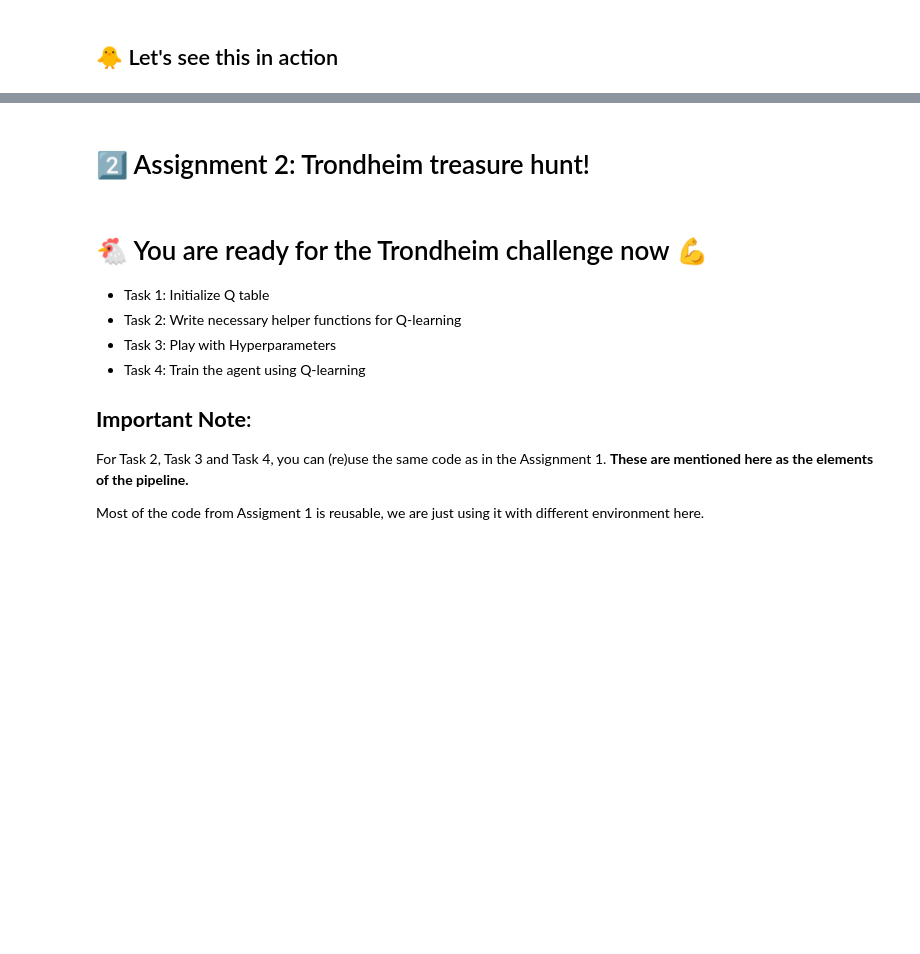
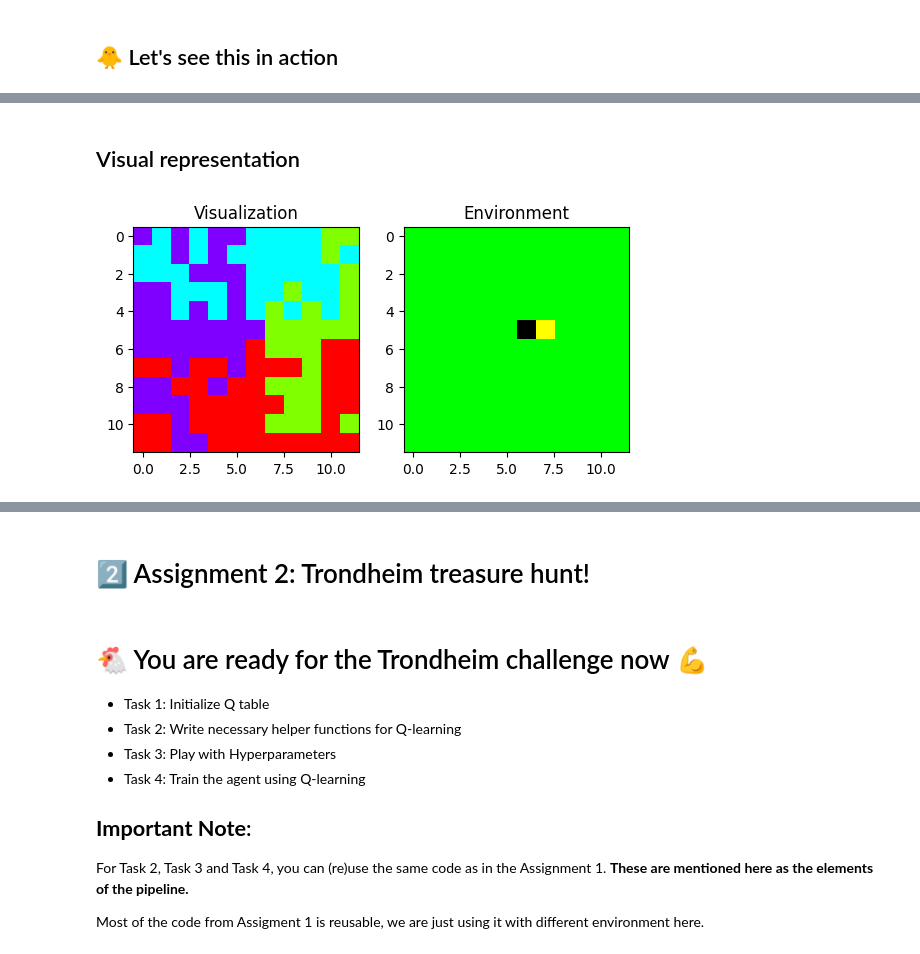
Before and after one commit to aimarchirico/ml, a Jupyter notebook: assignment3/Project3_RL.ipynb, the cells around one changed output, grey strips where cells are left out. Cells and saved outputs as stored; diff of their text form; code cells hidden in the pictures; blank space fills up the shorter version.

```diff
--- a/assignment3/Project3_RL.ipynb
+++ b/assignment3/Project3_RL.ipynb
@@ -563,6 +604,5 @@ TODO: given the environment, initialize the Q table
 print(f"Observation space dimensions:  {tmp_env.observation_space.shape}")
 print(f"Number of possible actions: {tmp_env.action_space.n}")
 
-# YOUR CODE GOES HERE
-Q_test = None # you need to initialize this variable
-#print(Q_test.shape)
+Q_test = np.zeros((tmp_env.observation_space.shape[0] * tmp_env.observation_space.shape[1], tmp_env.action_space.n))
+print(Q_test.shape)
@@ -609,12 +673,11 @@ def update_action(env, state, explore_rate, Q):
 # %%
 # Task 3: Play with Hyperparameters
 
-# YOUR CODE GOES HERE: replace None with your values
-GAMMA_test = None
-NUM_EPISODES_test = None
-MIN_EXPLORE_RATE_test = None
-MIN_LEARNING_RATE_test = None
-STEP_SIZE_TEST = None
+GAMMA_test = 0.9
+NUM_EPISODES_test = 1500
+MIN_EXPLORE_RATE_test = 0.1
+MIN_LEARNING_RATE_test = 0.1
+STEP_SIZE_TEST = 500
 # %% [markdown]
 ## 🐤 Now use Q learning to learn the Q table
 ### Task 4: Train the agent using Q-learning
@@ -704,3 +831,32 @@ Q_test.argmax(axis=1).reshape(tmp_env.observation_space.shape)
+# %% [markdown]
+## Visual representation
+# %%
+pallete = np.array(
+    [[255, 0, 0],         # red: 0(up)
+     [128, 255, 0],       # green: 1(left)
+     [0, 255, 255],       # blue: 2(down)
+     [128, 0, 255]],      # purple: 3(right)
+     dtype=np.uint8)
+
+Q_table = make_3d(
+    map_2d=Q_test.argmax(axis=1).reshape(
+      tmp_env.observation_space.shape),
+    palette_array=pallete)
+
+O = make_3d(
+    map_2d=tmp_env.observation,
+    palette_array=tmp_env.pallete)
+
+
+plt.subplot(1,2,1)
+plt.imshow(Q_table)
+plt.title('Visualization')
+plt.subplot(1,2,2)
+plt.imshow(O)
+plt.title('Environment')
+plt.show()
+# %% [output]
+[figure, added]
 # %%
 # close the environment
 tmp_env.close()
```
Also changed, not shown: parts of 15 cells of this notebook.
